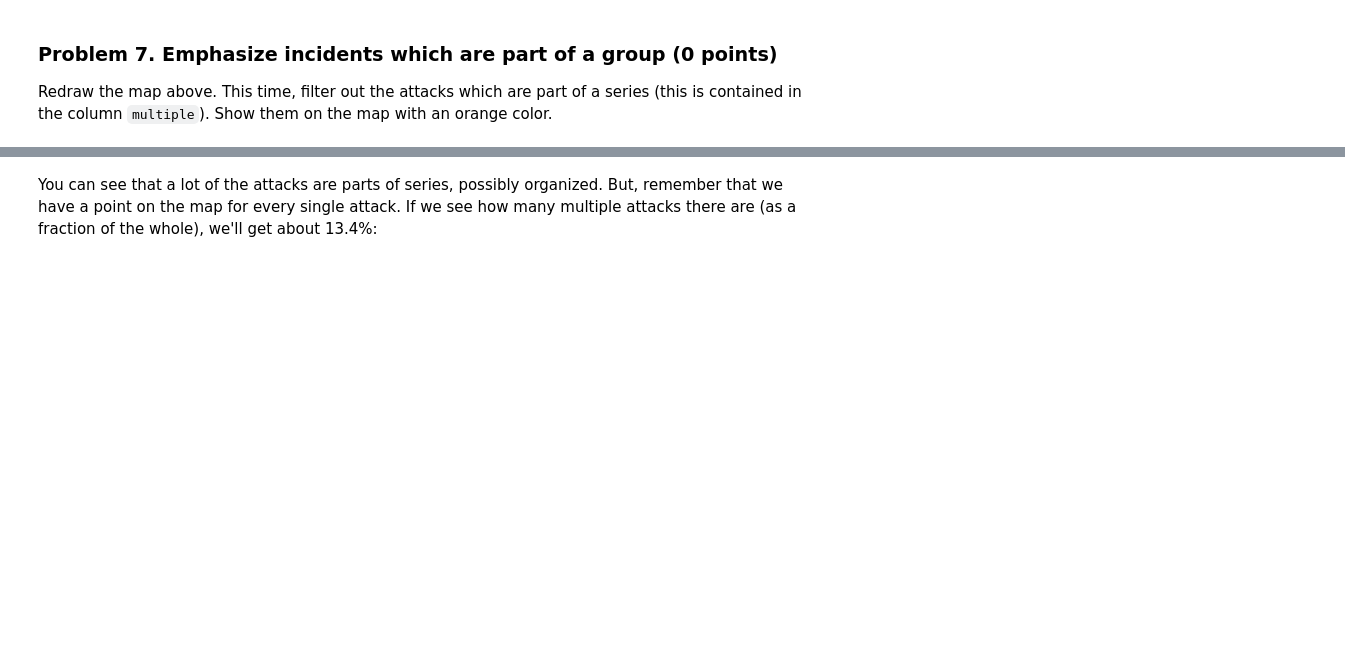
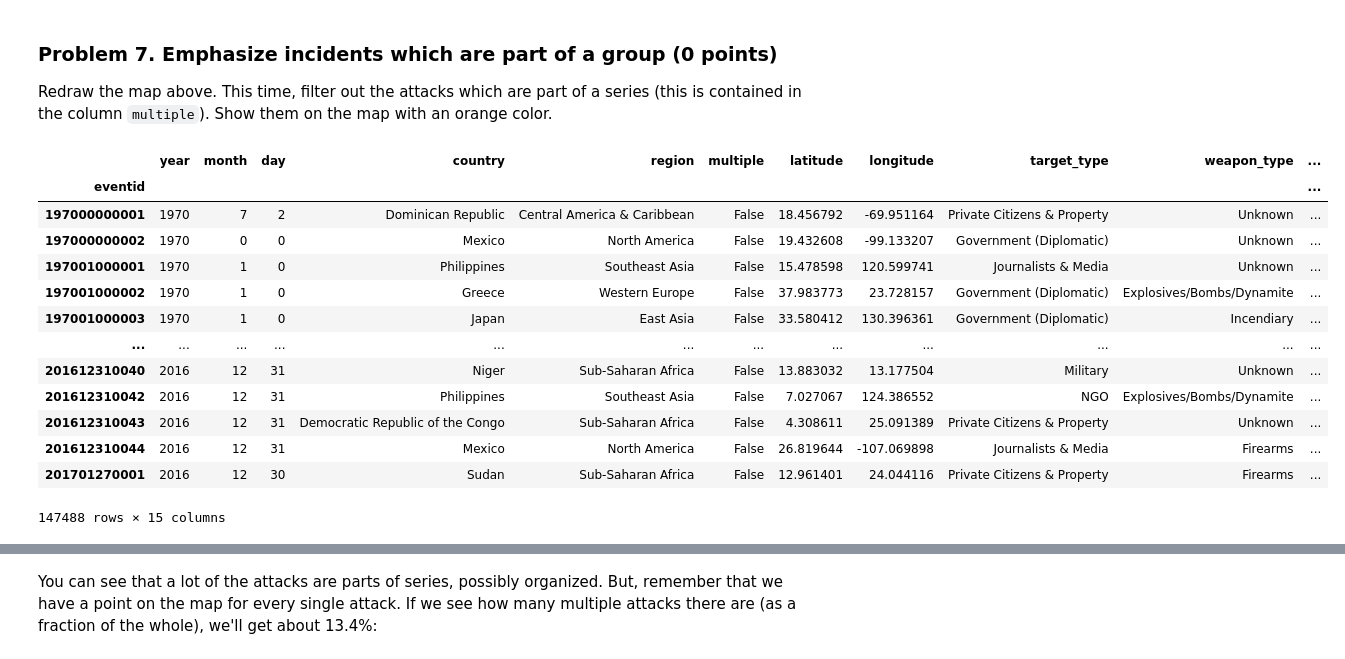
Before and after one commit to bahbo/SoftUni_Data_Scinece, a Jupyter notebook: 05. Working-with-Spatial-Data-and-Network-Analysis-Lab/Spatial Data and Networks Lab.ipynb, the cells around one changed output, grey strips where cells are left out. Cells and saved outputs as stored; diff of their text form; code cells hidden in the pictures; blank space fills up the shorter version.

```diff
--- a/05. Working-with-Spatial-Data-and-Network-Analysis-Lab/Spatial Data and Networks Lab.ipynb
+++ b/05. Working-with-Spatial-Data-and-Network-Analysis-Lab/Spatial Data and Networks Lab.ipynb
@@ -242,10 +235,26 @@ Redraw the map above. This time, filter out the attacks which are part of a seri
 # %%
 # Note: This is not autograded
 single_attacks = None
 multiple_attacks = None
 # YOUR CODE HERE
-single_attacks = terrorism_data.loc[terrorism_data["multiple"] == False]
-multiple_attacks = terrorism_data.loc[terrorism_data["multiple"] == True]
+single_attacks = geo_terrorism_data.loc[terrorism_data["multiple"] == False]
+multiple_attacks = geo_terrorism_data.loc[terrorism_data["multiple"] == True]
+single_attacks
+# %% [output]
+|  | year | month | day | country | region | multiple | latitude | longitude | target_type | weapon_type | ... |
+| eventid |  |  |  |  |  |  |  |  |  |  | ... |
+| 197000000001 | 1970 | 7 | 2 | Dominican Republic | Central America & Caribbean | False | 18.456792 | -69.951164 | Private Citizens & Property | Unknown | ... |
+| 197000000002 | 1970 | 0 | 0 | Mexico | North America | False | 19.432608 | -99.133207 | Government (Diplomatic) | Unknown | ... |
+| 197001000001 | 1970 | 1 | 0 | Philippines | Southeast Asia | False | 15.478598 | 120.599741 | Journalists & Media | Unknown | ... |
+| 197001000002 | 1970 | 1 | 0 | Greece | Western Europe | False | 37.983773 | 23.728157 | Government (Diplomatic) | Explosives/Bombs/Dynamite | ... |
+| 197001000003 | 1970 | 1 | 0 | Japan | East Asia | False | 33.580412 | 130.396361 | Government (Diplomatic) | Incendiary | ... |
+| ... | ... | ... | ... | ... | ... | ... | ... | ... | ... | ... | ... |
+| 201612310040 | 2016 | 12 | 31 | Niger | Sub-Saharan Africa | False | 13.883032 | 13.177504 | Military | Unknown | ... |
+| 201612310042 | 2016 | 12 | 31 | Philippines | Southeast Asia | False | 7.027067 | 124.386552 | NGO | Explosives/Bombs/Dynamite | ... |
+| 201612310043 | 2016 | 12 | 31 | Democratic Republic of the Congo | Sub-Saharan Africa | False | 4.308611 | 25.091389 | Private Citizens & Property | Unknown | ... |
+| 201612310044 | 2016 | 12 | 31 | Mexico | North America | False | 26.819644 | -107.069898 | Journalists & Media | Firearms | ... |
+| 201701270001 | 2016 | 12 | 30 | Sudan | Sub-Saharan Africa | False | 12.961401 | 24.044116 | Private Citizens & Property | Firearms | ... |
+147488 rows × 15 columns
 # %%
 fig = plt.figure(figsize = (12, 8))
 ax = fig.gca()
```
Also changed, not shown: parts of 6 cells of this notebook.
